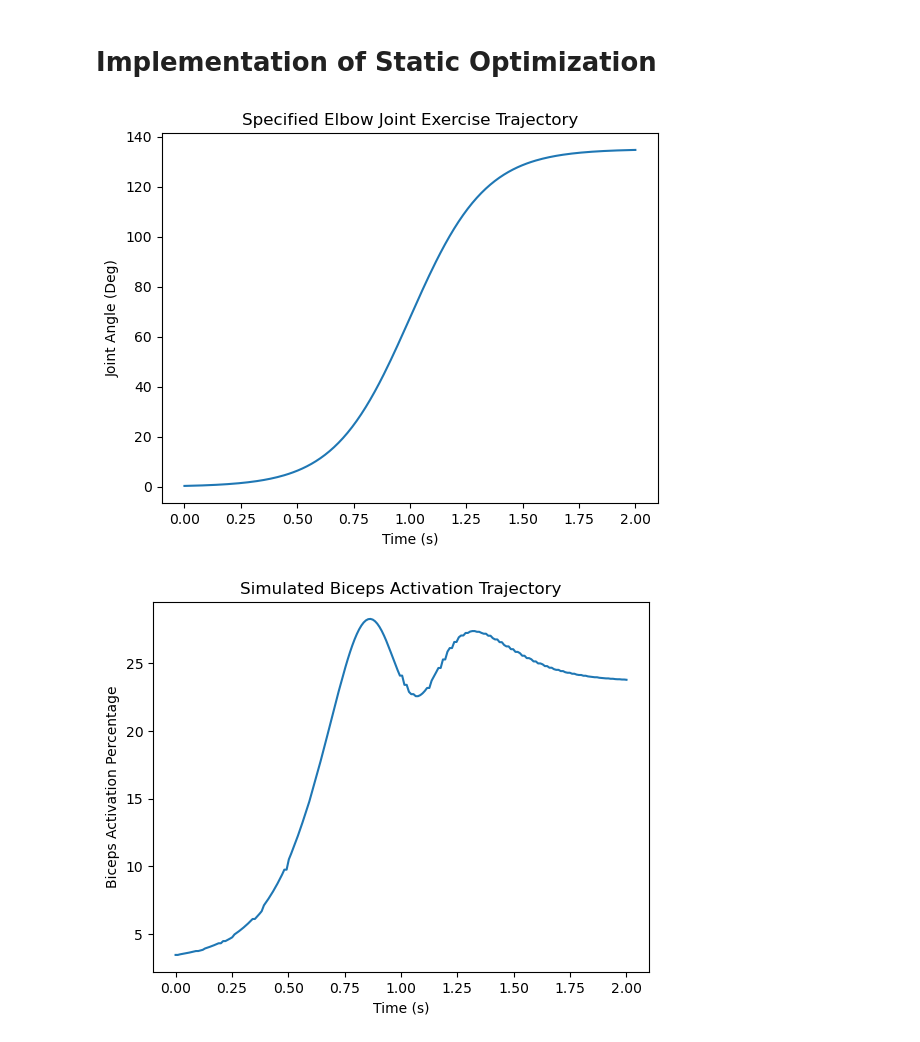
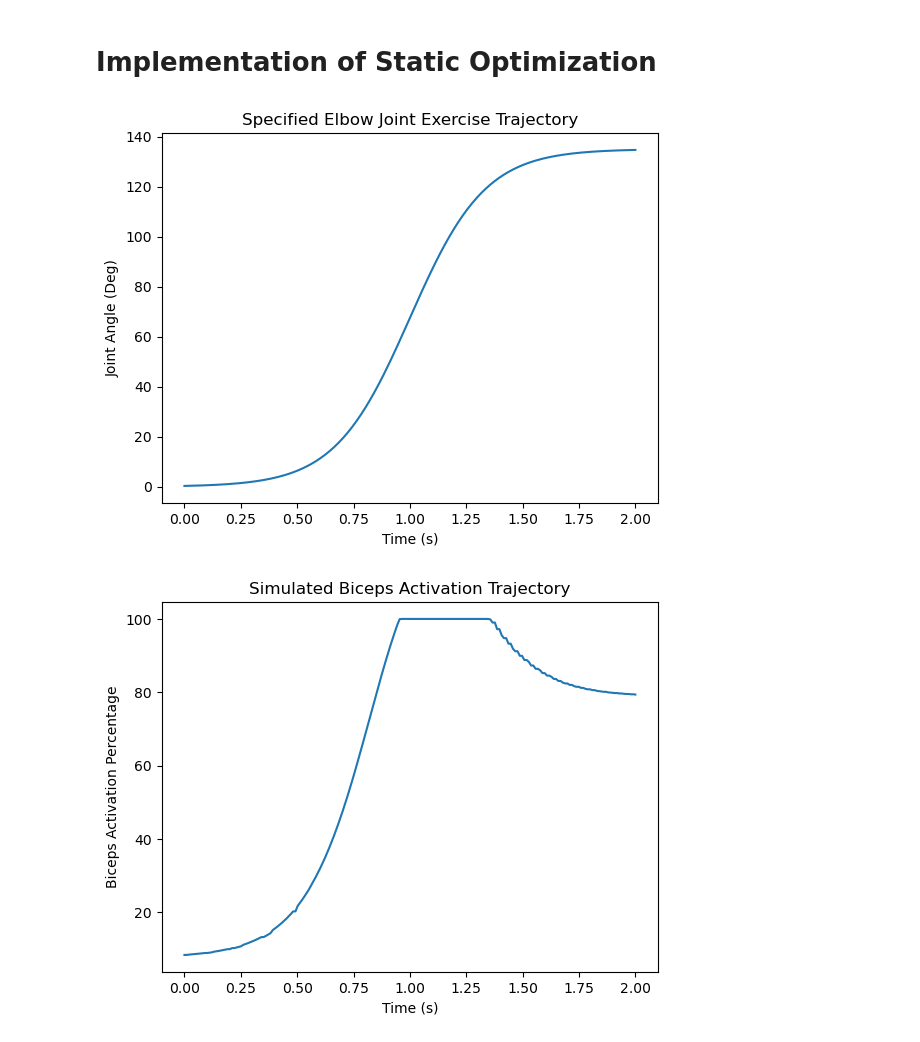
Before and after one commit to aaronjohnsabu1999/flexiforce, a Jupyter notebook: OpenSIMbinding.ipynb, the cells around one changed output. Drawn from its saved outputs; the diff is of its cells as text; code cells hidden in the pictures.

```diff
--- a/OpenSIMbinding.ipynb
+++ b/OpenSIMbinding.ipynb
@@ -51,28 +51,28 @@ plt.show()
 # %%
 step_per_second = 100
 curl_time = 2 #in seconds
 bicep = Bicep_Curl(curl_time = curl_time, sps = step_per_second)
 
 # Run Simulation Under zero external force
 activation = []
 for i in range(int(curl_time*step_per_second)):
-    activation.append(bicep.step_simulation(i, [0, -250.0, 0]))
+    activation.append(bicep.step_simulation(i, [0, -25.0, 0]))
 
 
 #Plotting
 t, elbow_traj = bicep._traj()
 plt.plot(t, np.rad2deg(elbow_traj))
 plt.xlabel("Time (s)")
 plt.ylabel("Joint Angle (Deg)")
 plt.title("Specified Elbow Joint Exercise Trajectory")
 plt.show()
 
 activation = np.asarray(activation)*100
 plt.plot(t, activation)
 plt.xlabel("Time (s)")
 plt.ylabel("Biceps Activation Percentage")
 plt.title("Simulated Biceps Activation Trajectory")
 plt.show()
 # %% [output]
 [figure]
-[figure, old version]
+[figure, new version]
```
Also changed, not shown: 6 other files.
